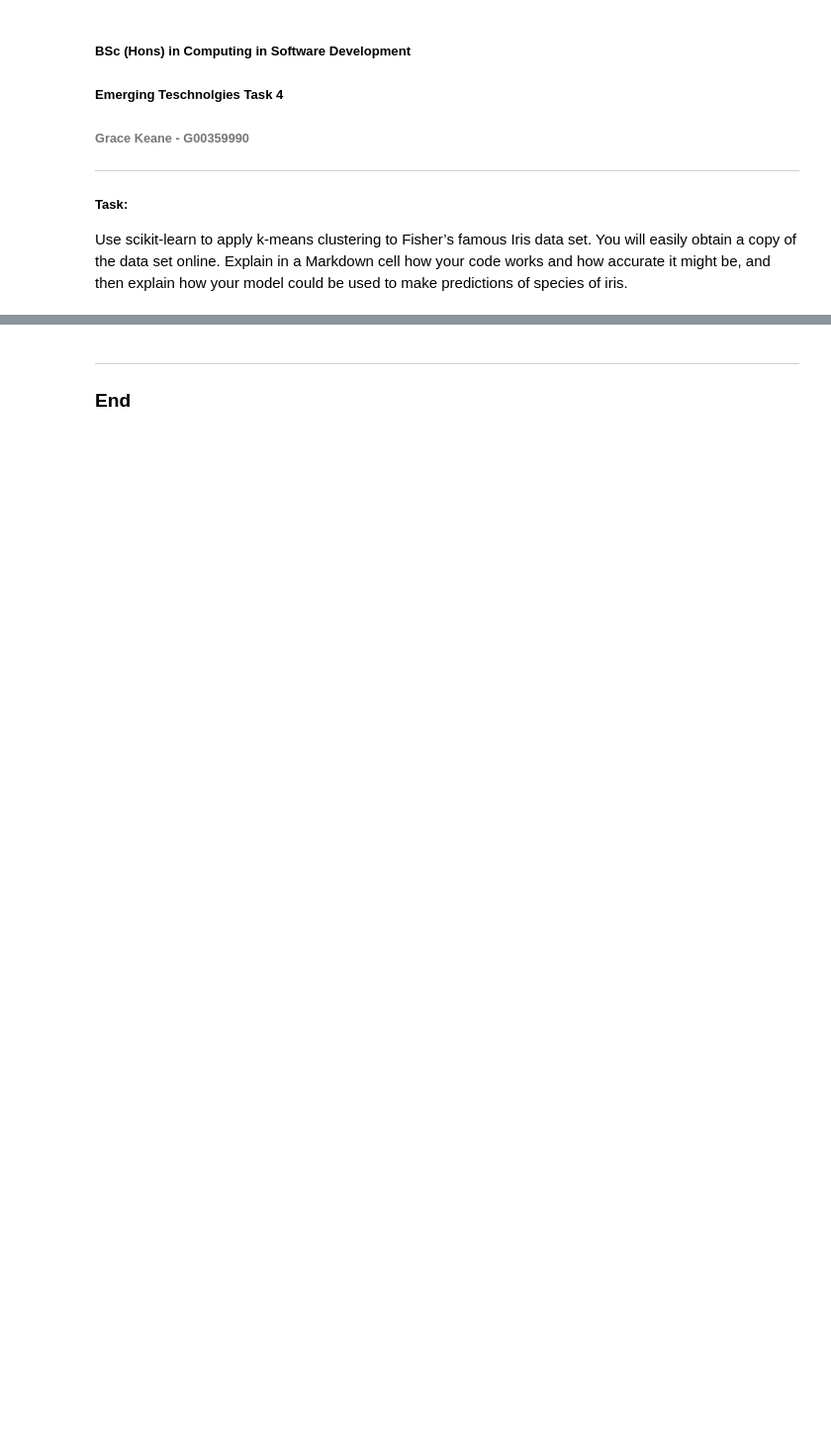
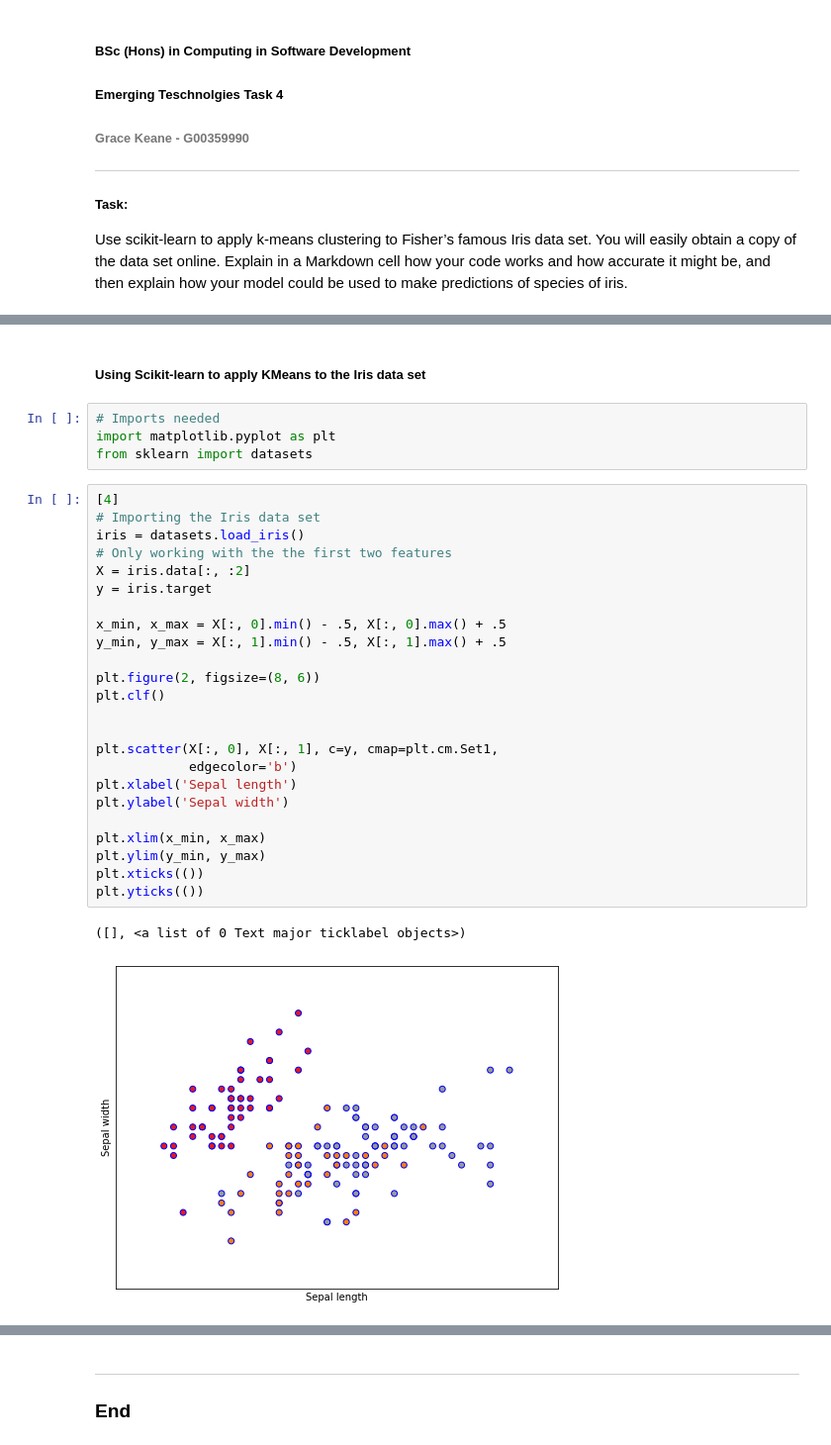
Before and after one commit to GraceKeane/Emerging-Technologies-Tasks, a Jupyter notebook: Task 4.ipynb, the cells around one changed output, grey strips where cells are left out. Shown at 99% size. Saved outputs shown, nothing was run; the diff lists cells and outputs as text; blank space fills up the shorter version.

Commit message:
Added Iris data set, cluster, refs and explanation of Iris

```diff
--- a/Task 4.ipynb
+++ b/Task 4.ipynb
@@ -155,0 +53,33 @@ https://web.microsoftstream.com/video/0685eed2-2dd6-490b-b6fc-cda8391f1db7?refer
+# %% [markdown]
+##### Using Scikit-learn to apply KMeans to the Iris data set
+# %%
+# Imports needed
+import matplotlib.pyplot as plt
+from sklearn import datasets
+# %%
+[4]
+# Importing the Iris data set
+iris = datasets.load_iris()
+# Only working with the the first two features
+X = iris.data[:, :2]
+y = iris.target
+
+x_min, x_max = X[:, 0].min() - .5, X[:, 0].max() + .5
+y_min, y_max = X[:, 1].min() - .5, X[:, 1].max() + .5
+
+plt.figure(2, figsize=(8, 6))
+plt.clf()
+
+
+plt.scatter(X[:, 0], X[:, 1], c=y, cmap=plt.cm.Set1,
+            edgecolor='b')
+plt.xlabel('Sepal length')
+plt.ylabel('Sepal width')
+
+plt.xlim(x_min, x_max)
+plt.ylim(y_min, y_max)
+plt.xticks(())
+plt.yticks(())
+# %% [output]
+([], <a list of 0 Text major ticklabel objects>)
+[figure, added]
```
Also changed, not shown: parts of 25 cells of this notebook.
